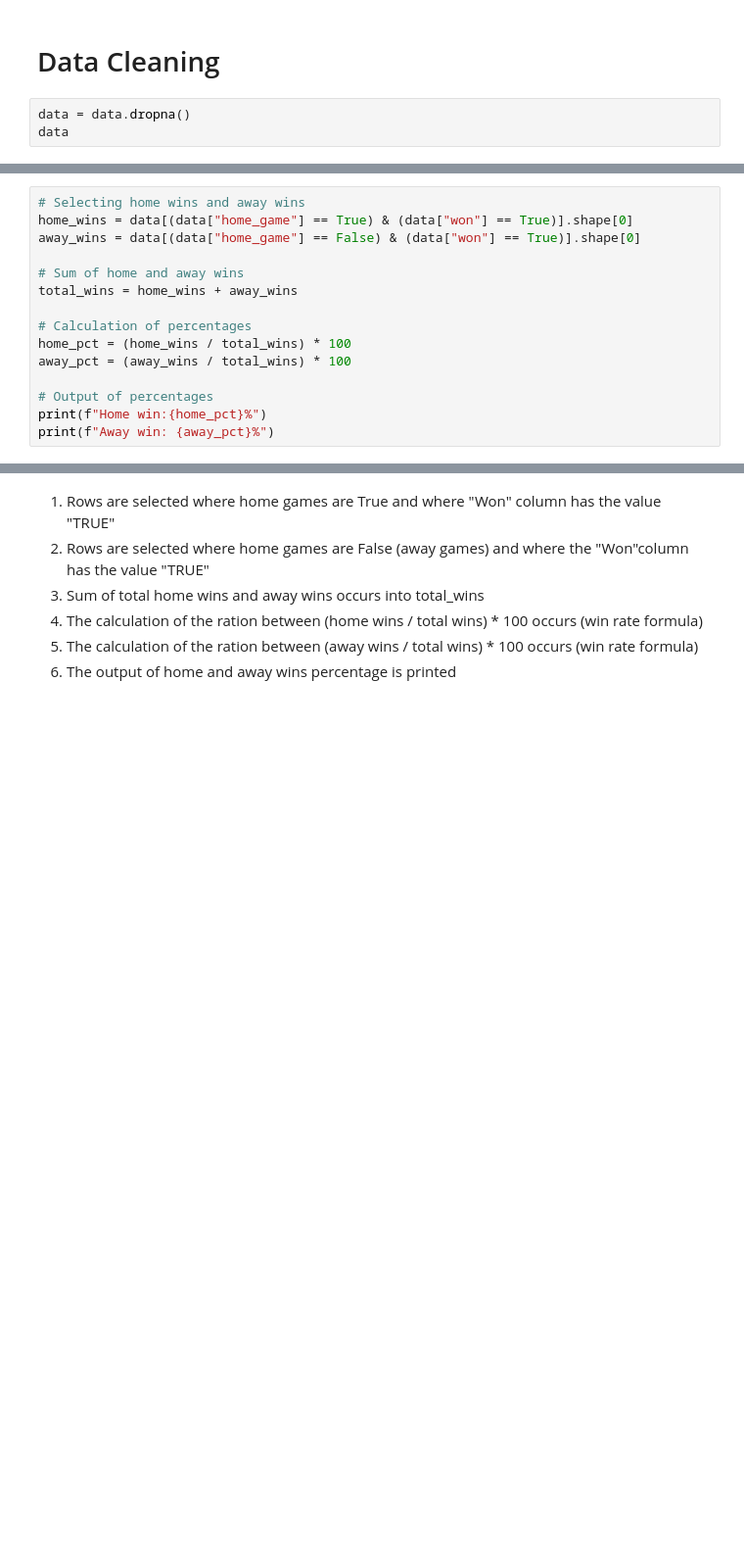
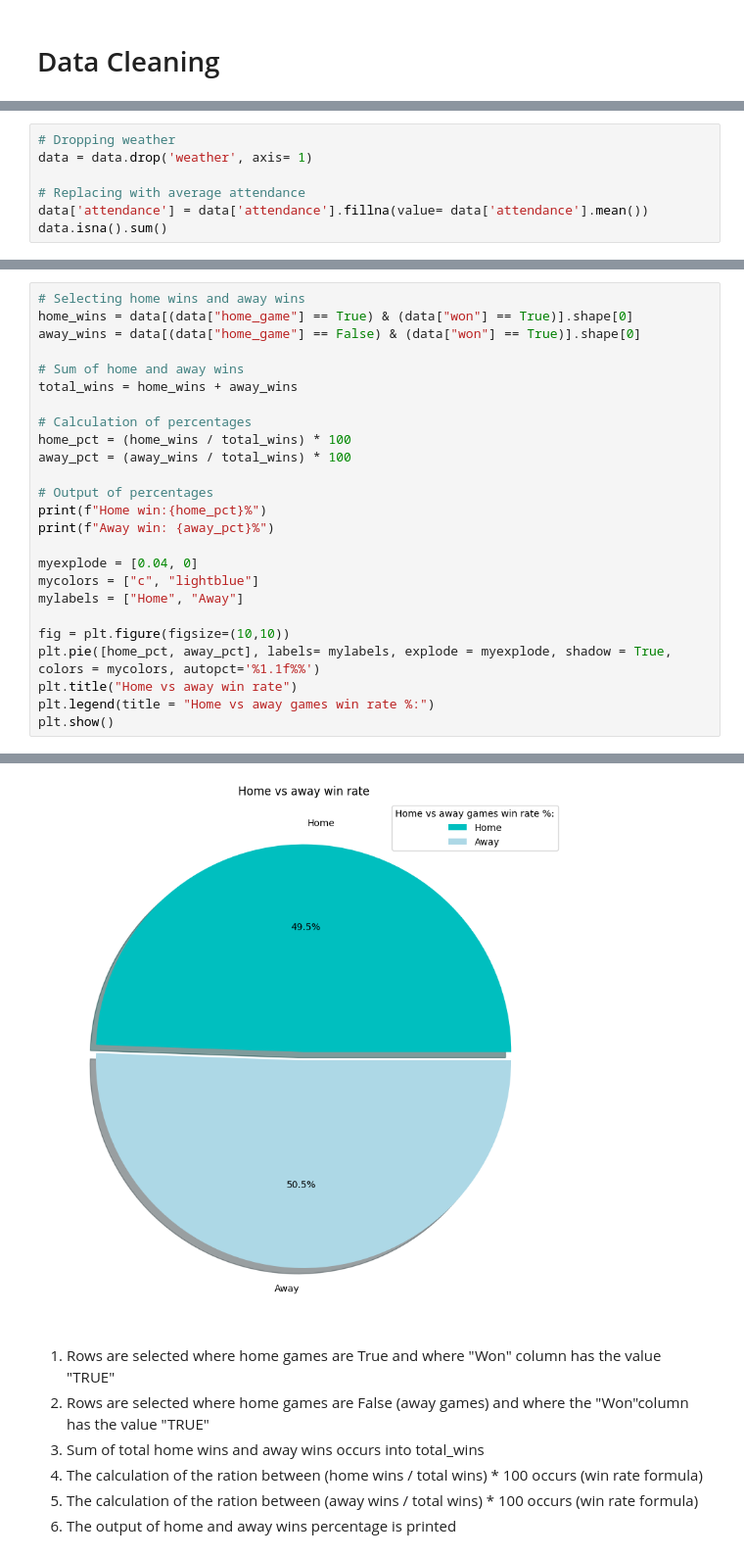
Before and after one commit to LeLucasB12/Data-Analysis-Challenge, a Jupyter notebook: dasa_2p08_challenge.ipynb, the cells around one changed output, grey strips where cells are left out. Shown at 98% size. Drawn from its saved outputs; the diff is of its cells as text; blank space fills up the shorter version.

```diff
--- a/dasa_2p08_challenge.ipynb
+++ b/dasa_2p08_challenge.ipynb
@@ -23,6 +54,3 @@ data
 500 rows × 11 columns
 # %% [markdown]
 # Data Cleaning
-# %%
-data = data.dropna()
-data
@@ -42,0 +82,7 @@ data
+# %%
+# Dropping weather
+data = data.drop('weather', axis= 1)
+
+# Replacing with average attendance
+data['attendance'] = data['attendance'].fillna(value= data['attendance'].mean())
+data.isna().sum()
@@ -46,21 +164,32 @@ What is the win rate for home games vs away games?
 # %%
 # Selecting home wins and away wins
 home_wins = data[(data["home_game"] == True) & (data["won"] == True)].shape[0]
 away_wins = data[(data["home_game"] == False) & (data["won"] == True)].shape[0]
 
 # Sum of home and away wins
 total_wins = home_wins + away_wins
 
 # Calculation of percentages
 home_pct = (home_wins / total_wins) * 100
 away_pct = (away_wins / total_wins) * 100
 
 # Output of percentages
 print(f"Home win:{home_pct}%")
 print(f"Away win: {away_pct}%")
+
+myexplode = [0.04, 0]
+mycolors = ["c", "lightblue"]
+mylabels = ["Home", "Away"]
+
+fig = plt.figure(figsize=(10,10))
+plt.pie([home_pct, away_pct], labels= mylabels, explode = myexplode, shadow = True, colors = mycolors, autopct='%1.1f%%')
+plt.title("Home vs away win rate")
+plt.legend(title = "Home vs away games win rate %:")
+plt.show()
 # %% [output]
 Home win:49.45054945054945%
 Away win: 50.54945054945055%
+[figure, added]
 # %% [markdown]
 1. Rows are selected where home games are True and where "Won" column has the value "TRUE"
 2. Rows are selected where home games are False (away games) and where the "Won"column has the value "TRUE"
```
Also changed, not shown: parts of 45 cells of this notebook.
